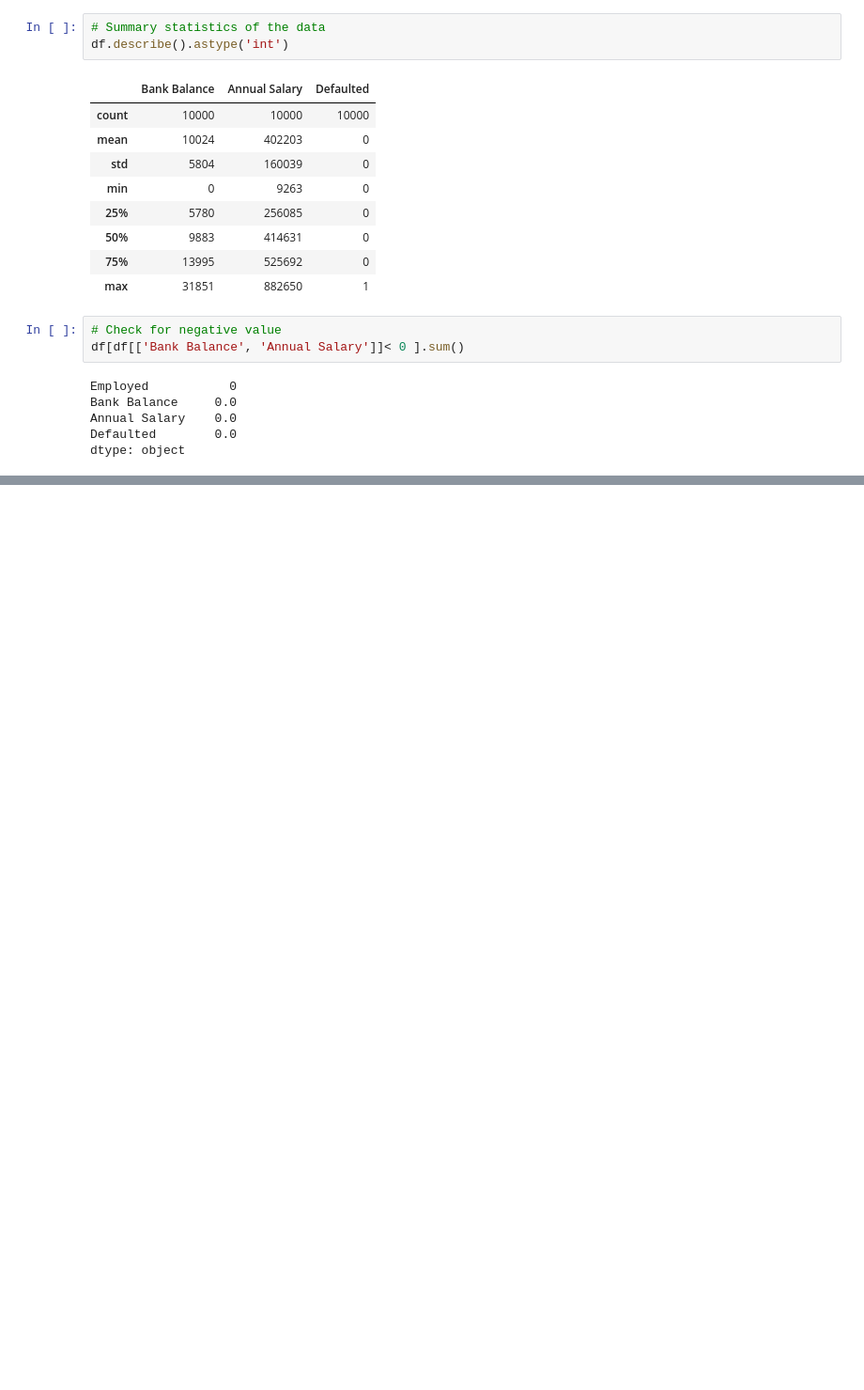
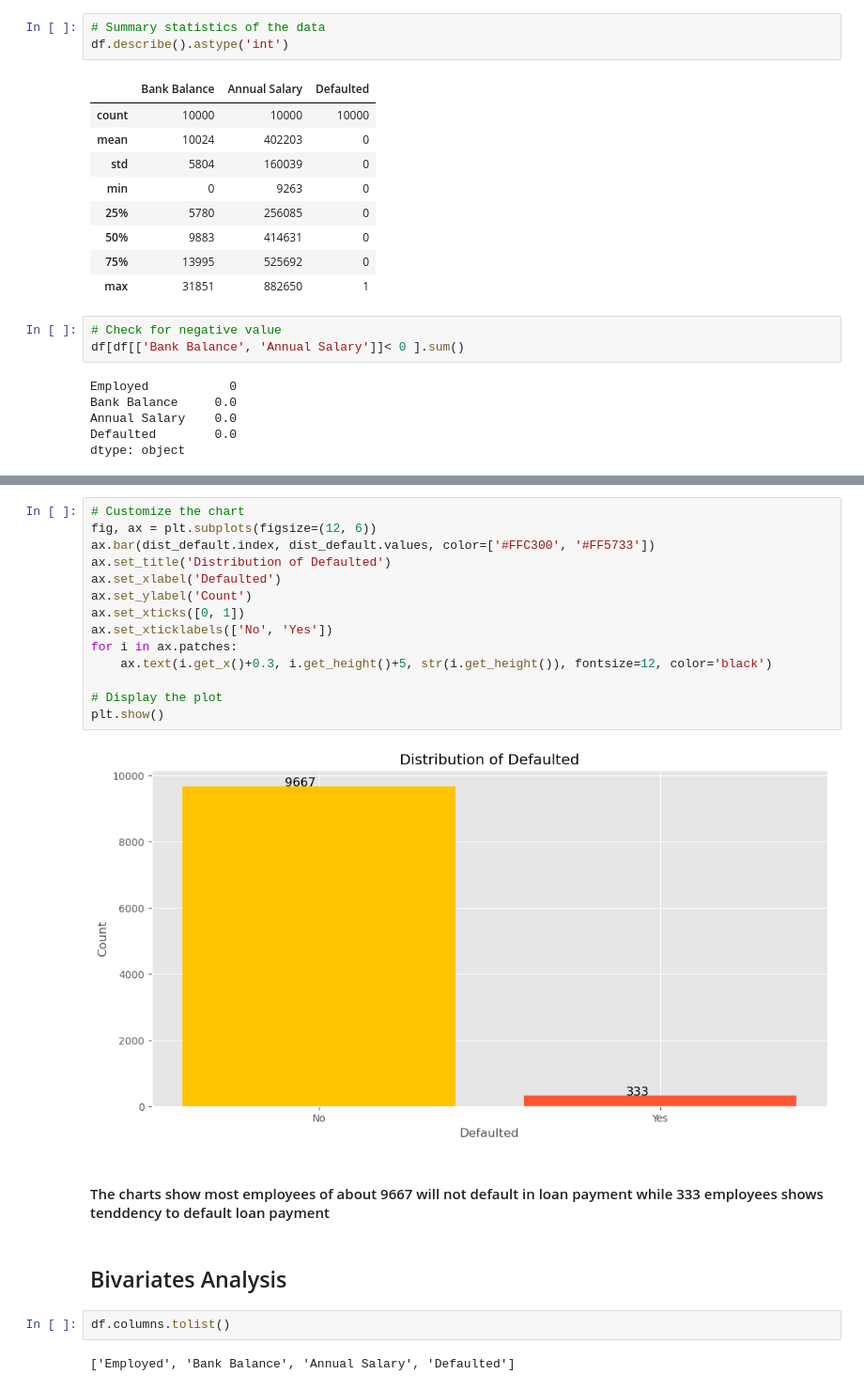
Before and after one commit to LoveRedemption/Loan_Default, a Jupyter notebook: Loan_Default.ipynb, the cells around one changed output, grey strips where cells are left out. Shown: that part at 94% size. Saved outputs shown, nothing was run; the diff lists cells and outputs as text; blank space fills up the shorter version.

```diff
--- a/Loan_Default.ipynb
+++ b/Loan_Default.ipynb
@@ -89,0 +156,24 @@ dtype: object
+# %%
+# Customize the chart
+fig, ax = plt.subplots(figsize=(12, 6))
+ax.bar(dist_default.index, dist_default.values, color=['#FFC300', '#FF5733'])
+ax.set_title('Distribution of Defaulted')
+ax.set_xlabel('Defaulted')
+ax.set_ylabel('Count')
+ax.set_xticks([0, 1])
+ax.set_xticklabels(['No', 'Yes'])
+for i in ax.patches:
+    ax.text(i.get_x()+0.3, i.get_height()+5, str(i.get_height()), fontsize=12, color='black')
+
+# Display the plot
+plt.show()
+# %% [output]
+[figure, added]
+# %% [markdown]
+####  The charts  show most employees of about 9667 will not default in loan payment while 333 employees shows tenddency to default loan payment
+# %% [markdown]
+##  Bivariates Analysis
+# %%
+df.columns.tolist()
+# %% [output]
+['Employed', 'Bank Balance', 'Annual Salary', 'Defaulted']
```
Also changed, not shown: parts of 22 cells of this notebook.
